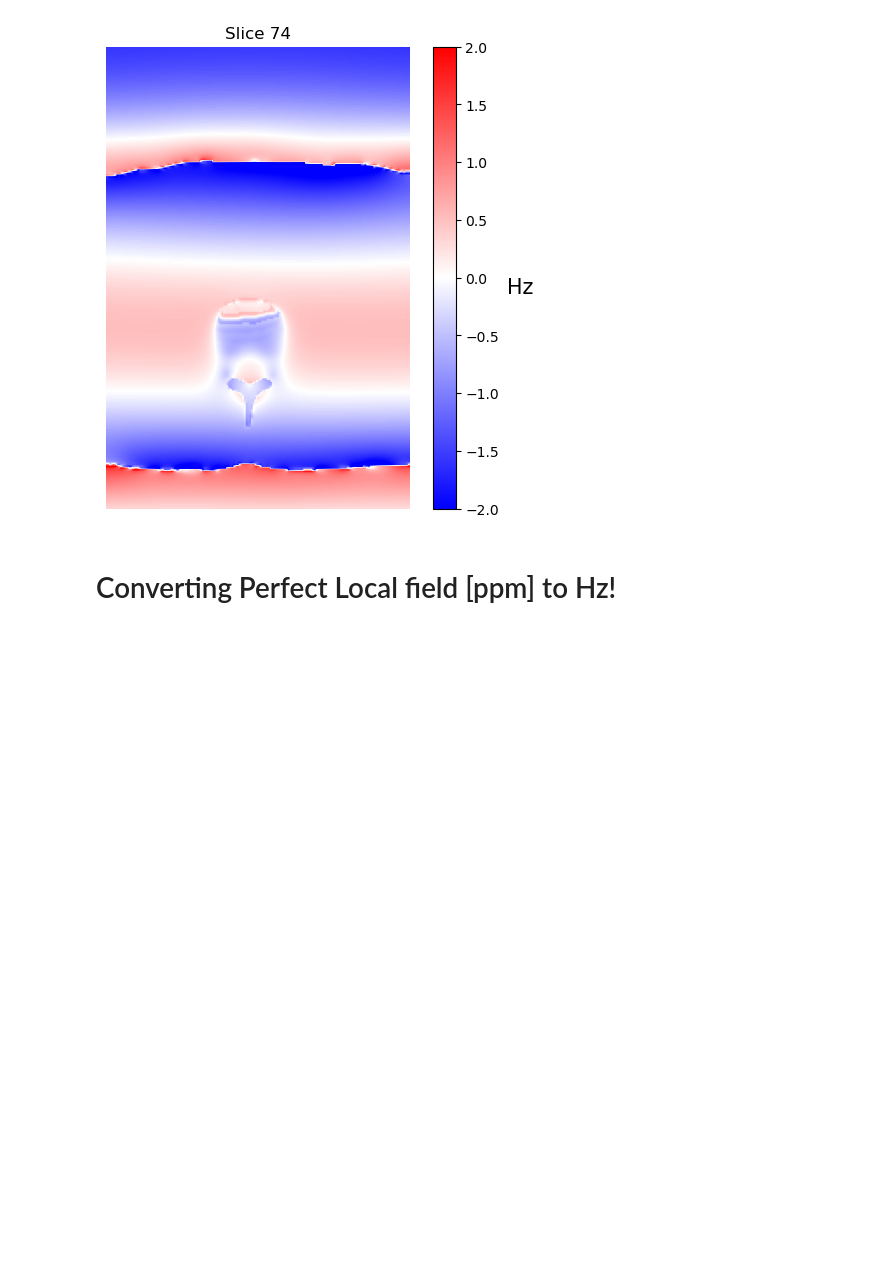
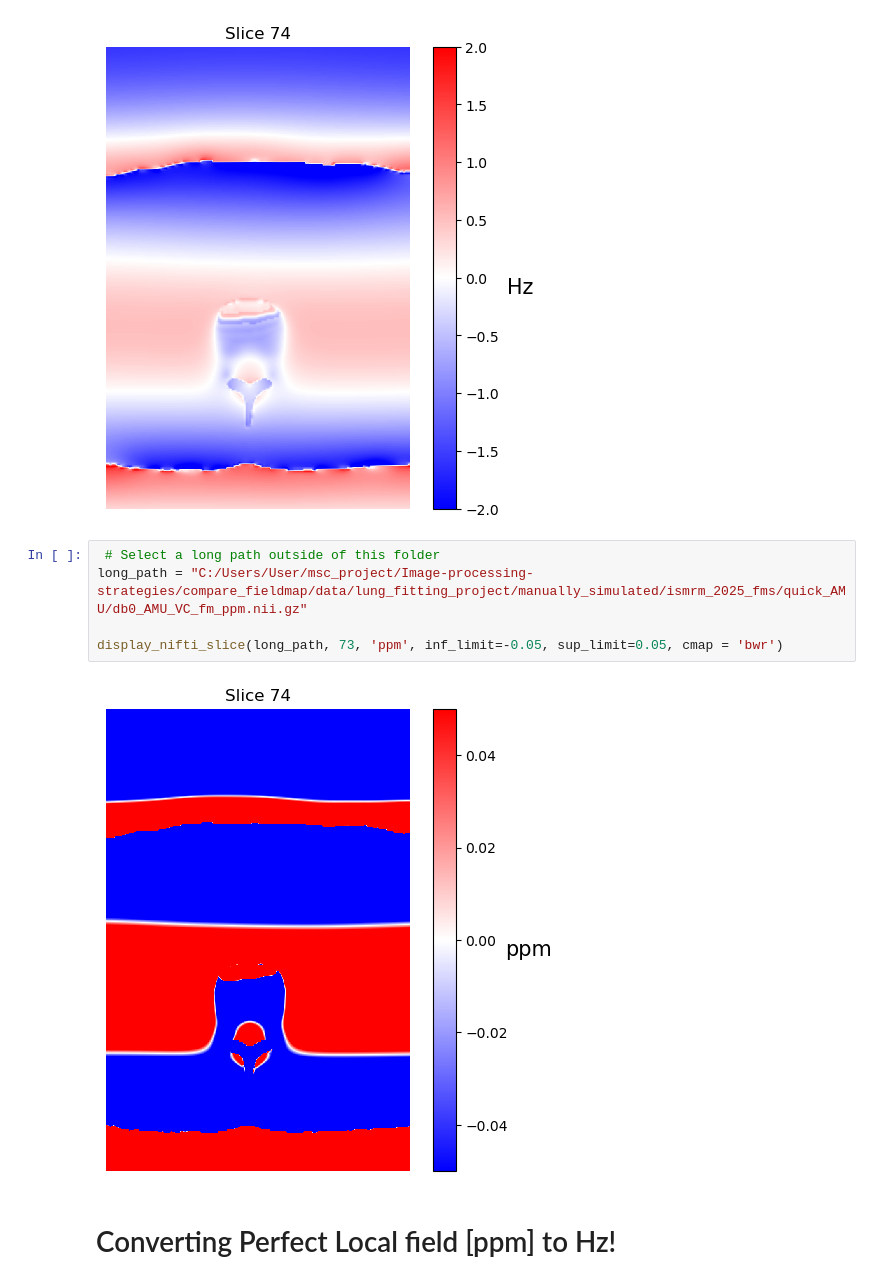
Before and after one commit to sriosq/Image-processing-strategies, a Jupyter notebook: qsm_testing/display.ipynb, the cells around one changed output. Drawn from its saved outputs; the diff is of its cells as text; blank space fills up the shorter version.

```diff
--- a/qsm_testing/display.ipynb
+++ b/qsm_testing/display.ipynb
@@ -59,6 +59,13 @@ display_nifti_slice(long_path, 73, 'Hz', inf_limit=-2, sup_limit= 2, cmap = 'bwr
 # The number 73 is an example of slice selection, which is the "z" dimension to show an axial slice
 # %% [output]
 [figure]
+# %%
+ # Select a long path outside of this folder
+long_path = "C:/Users/User/msc_project/Image-processing-strategies/compare_fieldmap/data/lung_fitting_project/manually_simulated/ismrm_2025_fms/quick_AMU/db0_AMU_VC_fm_ppm.nii.gz"
+
+display_nifti_slice(long_path, 73, 'ppm', inf_limit=-0.05, sup_limit=0.05, cmap = 'bwr')
+# %% [output]
+[figure, added]
 # %% [markdown]
 # Converting Perfect Local field [ppm] to Hz!
 # %%
```
Also changed, not shown: 10 other files.
